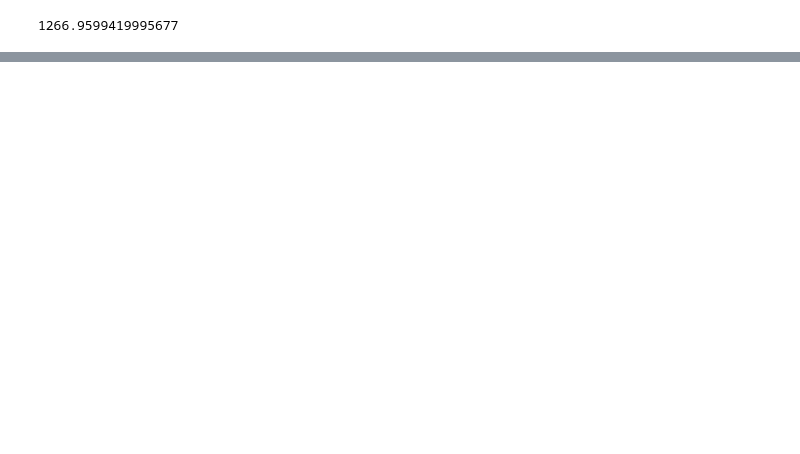
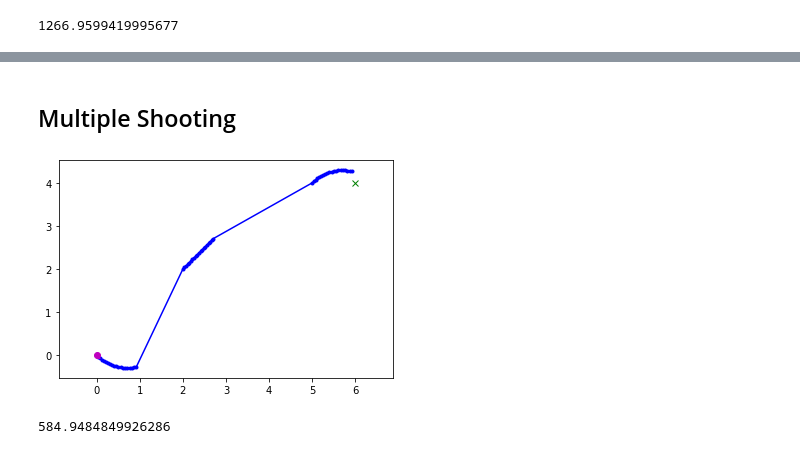
Before and after one commit to arthurrichards77/smply, a Jupyter notebook: shooting.ipynb, the cells around one changed output, grey strips where cells are left out. Drawn from its saved outputs; the diff is of its cells as text; code cells hidden in the pictures; blank space fills up the shorter version.

Commit message:
Multiple shooting implemented and working

```diff
--- a/shooting.ipynb
+++ b/shooting.ipynb
@@ -201,0 +206,47 @@ plt.show()
+# %% [markdown]
+## Multiple Shooting
+# %%
+# define decision variable as vector of [time,curv,state,time,curv,state,time,curv]
+zm = np.array([1.,1.,   2.,2.,np.pi/4,1.,0.,   5.,4.,np.pi/4,1.,-1.])
+
+def pathm(z):
+    # make sure it has N*5 + 2 elements
+    nz = len(z)
+    assert((nz-2)%5==0)
+    # initial curvature values
+    ix = 0
+    xs = np.array([x0])
+    xi = x0
+    while ix<nz:
+        def fm(t,x):
+            u = np.array([1.,z[ix+1]])
+            return(f(x,u))
+        te=np.linspace(0.,z[ix],20)
+        r = solve_ivp(fm,(0.,z[ix]),xi,t_eval=te)
+        xs = np.append(xs,np.transpose(r.y),0)
+        ix = ix+5
+        xi = z[(ix-3):ix]
+    return(xs)
+
+p = pathm(zm)
+
+plt.plot(p[:,0],p[:,1],'-b.')
+plt.plot(x0[0]+d*cos(x0[2]),x0[1]+d*sin(x0[2]),'m')
+plt.plot(x0[0],x0[1],'mo')
+plt.plot(p_goal[0],p_goal[1],'gx')
+plt.axis('equal')
+plt.show()
+# %% [output]
+[figure, added]
+# %%
+def Jm(z):
+    tf = sum(z[range(0,len(z),5)])
+    p = pathm(z)
+    ge = norm(p_goal-p[-1,:])
+    for ii in range(20,len(p)-1,20):
+        ge=ge+norm(p[ii,:]-p[ii+1,:])
+    return(0.1*tf+100.*ge)
+
+print(Jm(zm))
+# %% [output]
+584.9484849926286
```
Also changed, not shown: parts of 17 cells of this notebook.
